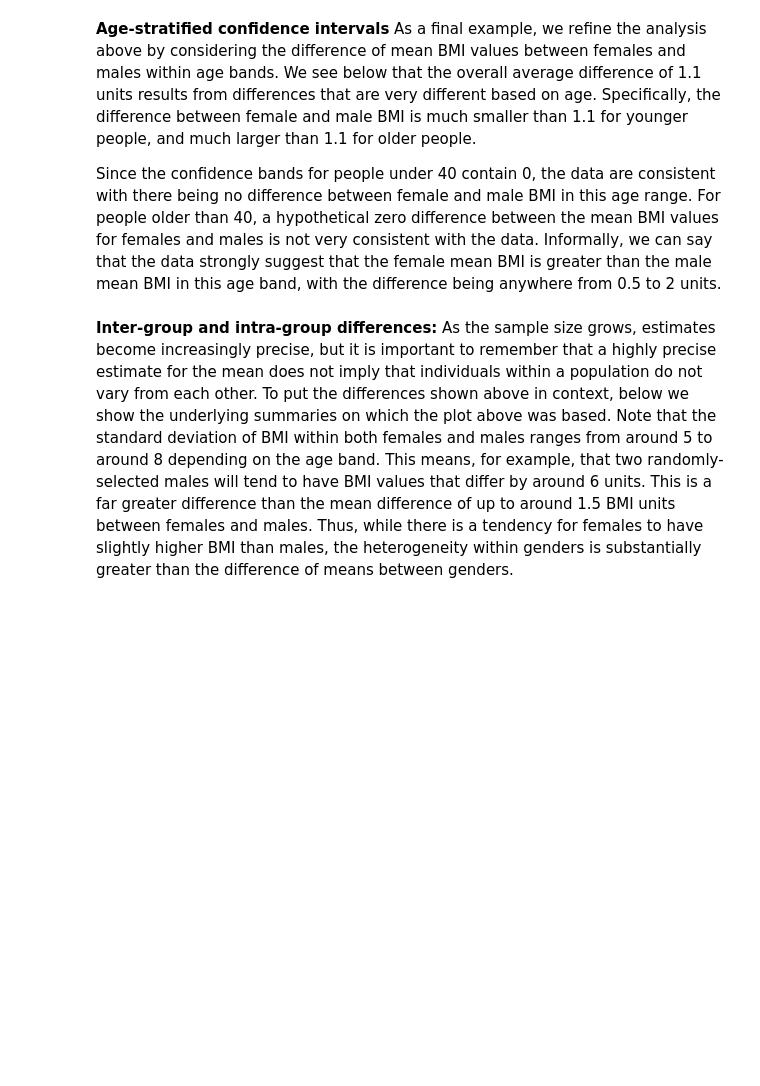
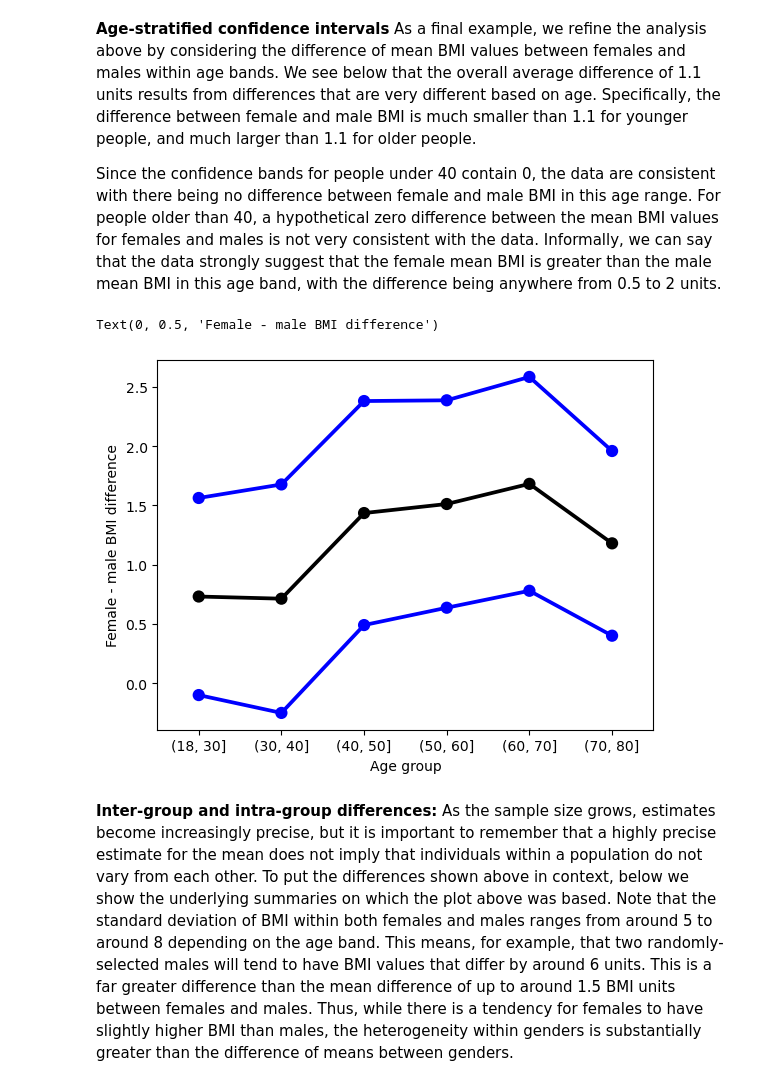
Before and after one commit to elsayedg/Statistics-with-Python-Specialization, a Jupyter notebook: 2_Inferential Statistical Analysis with Python/2- CONFIDENCE INTERVALS/3- nhanes_confidence_intervals.ipynb, the cells around one changed output. Drawn from its saved outputs; the diff is of its cells as text; code cells hidden in the pictures; blank space fills up the shorter version.

```diff
--- a/2_Inferential Statistical Analysis with Python/2- CONFIDENCE INTERVALS/3- nhanes_confidence_intervals.ipynb
+++ b/2_Inferential Statistical Analysis with Python/2- CONFIDENCE INTERVALS/3- nhanes_confidence_intervals.ipynb
@@ -221,27 +257,30 @@ Since the confidence bands for people under 40 contain 0, the data are consisten
 # %%
 # Calculate the mean, SD, and sample size for BMI within age/gender groups
 da["agegrp"] = pd.cut(da.RIDAGEYR, [18, 30, 40, 50, 60, 70, 80])
 pr = da.groupby(["agegrp", "RIAGENDRx"]).agg({"BMXBMI": [np.mean, np.std, np.size]}).unstack()
 
 # Calculate the SEM for females and for males within each age band
 pr["BMXBMI", "sem", "Female"] = pr["BMXBMI", "std", "Female"] / np.sqrt(pr["BMXBMI", "size", "Female"])
 pr["BMXBMI", "sem", "Male"] = pr["BMXBMI", "std", "Male"] / np.sqrt(pr["BMXBMI", "size", "Male"])
 
 # Calculate the mean difference of BMI between females and males within each age band, also  calculate
 # its SE and the lower and upper limits of its 95% CI.
 pr["BMXBMI", "mean_diff", ""] = pr["BMXBMI", "mean", "Female"] - pr["BMXBMI", "mean", "Male"]
 pr["BMXBMI", "sem_diff", ""] = np.sqrt(pr["BMXBMI", "sem", "Female"]**2 + pr["BMXBMI", "sem", "Male"]**2)
 pr["BMXBMI", "lcb_diff", ""] = pr["BMXBMI", "mean_diff", ""] - 1.96 * pr["BMXBMI", "sem_diff", ""]
 pr["BMXBMI", "ucb_diff", ""] = pr["BMXBMI", "mean_diff", ""] + 1.96 * pr["BMXBMI", "sem_diff", ""]
 
 # Plot the mean difference in black and the confidence limits in blue
 x = np.arange(pr.shape[0])
-pp = sns.pointplot(x, pr["BMXBMI", "mean_diff", ""], color='black')
-sns.pointplot(x, pr["BMXBMI", "lcb_diff", ""], color='blue')
-sns.pointplot(x, pr["BMXBMI", "ucb_diff", ""], color='blue')
+pp = sns.pointplot(x = x, y = pr["BMXBMI", "mean_diff", ""], color='black')
+sns.pointplot(x = x, y =  pr["BMXBMI", "lcb_diff", ""], color='blue')
+sns.pointplot(x = x, y = pr["BMXBMI", "ucb_diff", ""], color='blue')
 pp.set_xticklabels(pr.index)
 pp.set_xlabel("Age group")
 pp.set_ylabel("Female - male BMI difference")
+# %% [output]
+Text(0, 0.5, 'Female - male BMI difference')
+[figure, added]
 # %% [markdown]
 **Inter-group and intra-group differences:** As the sample size grows, estimates become increasingly precise, but it is important to remember that a highly precise estimate for the mean does not imply that individuals within a population do not vary from each other.  To put the differences shown above in context, below we show the underlying summaries on which the plot above was based.  Note that the standard deviation of BMI within both females and males ranges from around 5 to around 8 depending on the age band.  This means, for example, that two randomly-selected males will tend to have BMI values that differ by around 6 units.  This is a far greater difference than the mean difference of up to around 1.5 BMI units between females and males.  Thus, while there is a tendency for females to have slightly higher BMI than males, the heterogeneity within genders is substantially greater than the difference of means between genders.
 # %%
```
Also changed, not shown: parts of 19 cells of this notebook.
